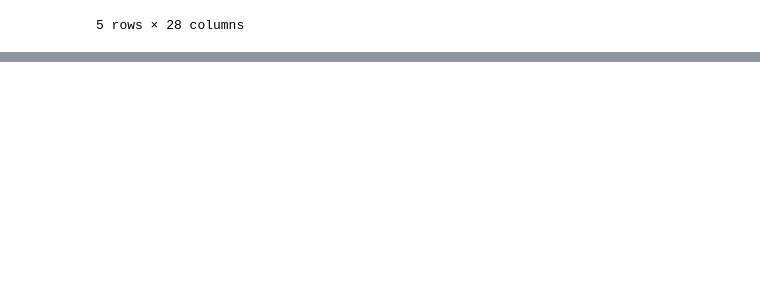
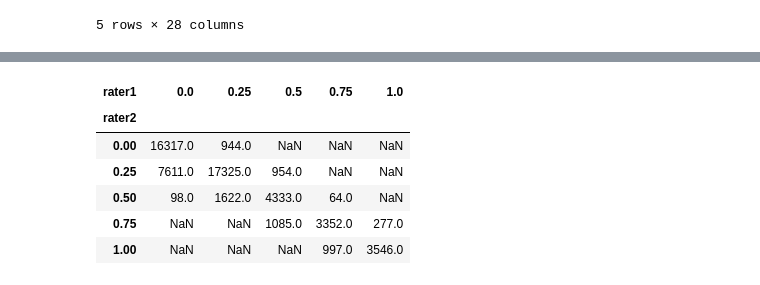
Before and after one commit to gadamc/datachallenges, a Jupyter notebook: week8/AdamCox_week8challenge.ipynb, the cells around one changed output, grey strips where cells are left out. Cells and saved outputs as stored; diff of their text form; code cells hidden in the pictures; blank space fills up the shorter version.

```diff
--- a/week8/AdamCox_week8challenge.ipynb
+++ b/week8/AdamCox_week8challenge.ipynb
@@ -77,0 +115,10 @@ df2.head()
+# %%
+data.unstack(level=0)
+# %% [output]
+| rater1 | 0.0 | 0.25 | 0.5 | 0.75 | 1.0 |
+| rater2 |  |  |  |  |  |
+| 0.00 | 16317.0 | 944.0 | NaN | NaN | NaN |
+| 0.25 | 7611.0 | 17325.0 | 954.0 | NaN | NaN |
+| 0.50 | 98.0 | 1622.0 | 4333.0 | 64.0 | NaN |
+| 0.75 | NaN | NaN | 1085.0 | 3352.0 | 277.0 |
+| 1.00 | NaN | NaN | NaN | 997.0 | 3546.0 |
```
Also changed, not shown: parts of 41 cells of this notebook.
